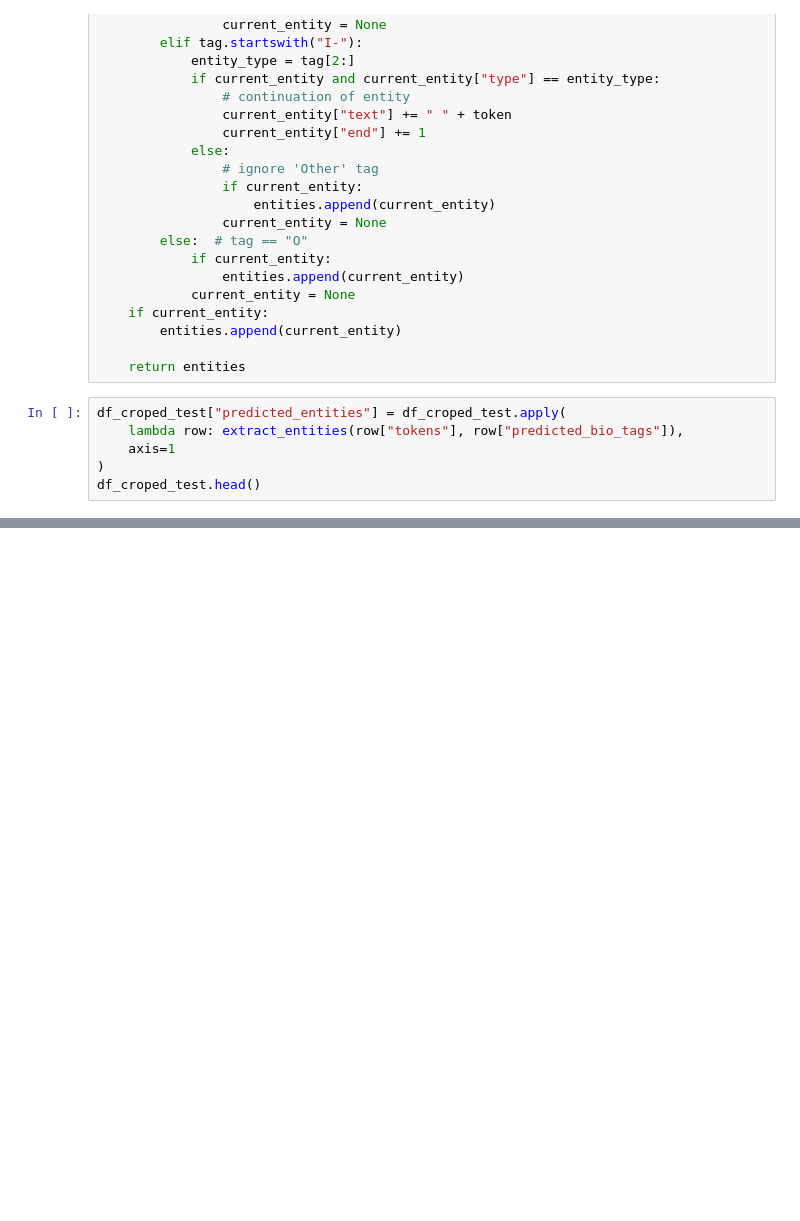
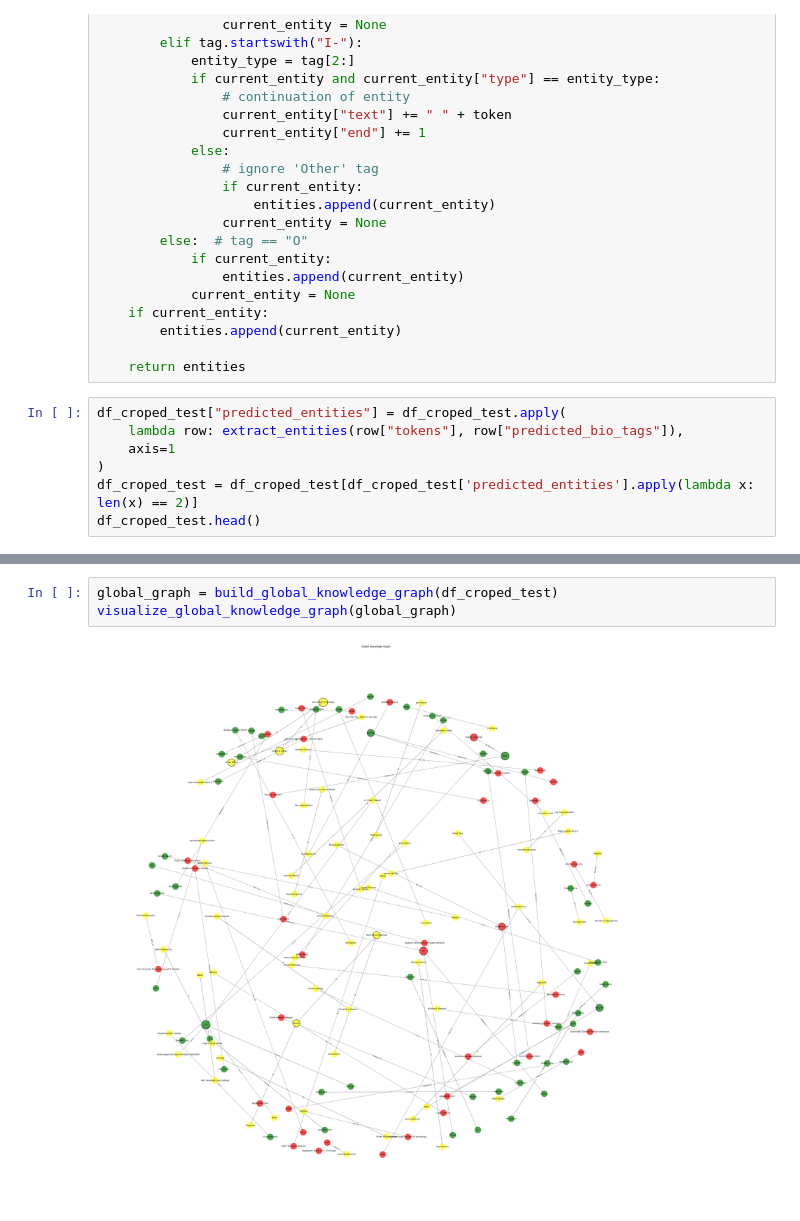
Before and after one commit to Ulyana-Nagornaya/NER_for_KG, a Jupyter notebook: notebooks/CRF_ML.ipynb, the cells around one changed output, grey strips where cells are left out. Saved outputs shown, nothing was run; the diff lists cells and outputs as text; blank space fills up the shorter version.

Commit message:
global graph visualization

```diff
--- a/notebooks/CRF_ML.ipynb
+++ b/notebooks/CRF_ML.ipynb
@@ -659,6 +670,7 @@ df_croped_test["predicted_entities"] = df_croped_test.apply(
     lambda row: extract_entities(row["tokens"], row["predicted_bio_tags"]),
     axis=1
 )
+df_croped_test = df_croped_test[df_croped_test['predicted_entities'].apply(lambda x: len(x) == 2)]
 df_croped_test.head()
 # %% [output]
 |  | orig_id | texts | tokens | pos_tags | bio_tags | predicted_bio_tags | predicted_entities |
@@ -758,0 +789,5 @@ On Monday , one man was lost from an oil rig off Grand Isle , La. , as the storm
+# %%
+global_graph = build_global_knowledge_graph(df_croped_test)
+visualize_global_knowledge_graph(global_graph)
+# %% [output]
+[figure, added]
```
Also changed, not shown: parts of 18 cells of this notebook, 1 other file.
